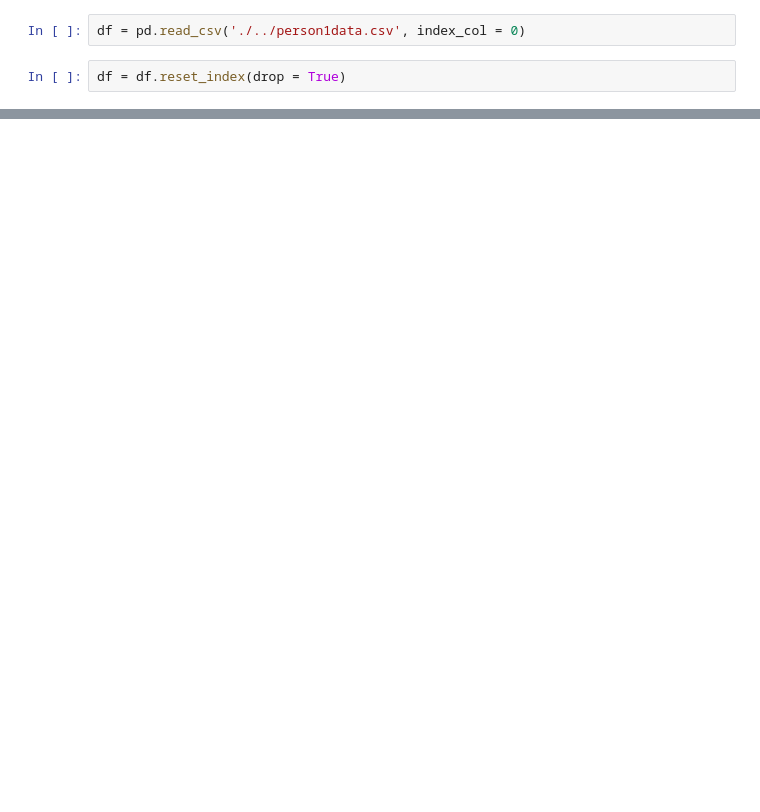
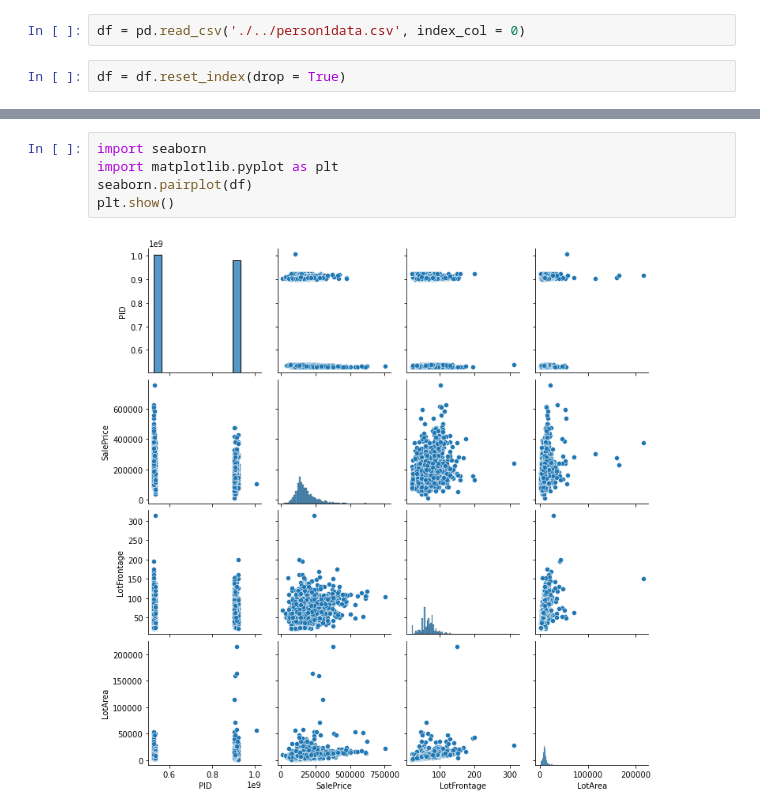
Before and after one commit to kiwymic/operation_goldfish-1, a Jupyter notebook: Matt/feature_exploration_feature_grp_1.ipynb, the cells around one changed output, grey strips where cells are left out. Drawn from its saved outputs; the diff is of its cells as text; blank space fills up the shorter version.

```diff
--- a/Matt/feature_exploration_feature_grp_1.ipynb
+++ b/Matt/feature_exploration_feature_grp_1.ipynb
@@ -164,0 +290,7 @@ Condition1
+# %%
+import seaborn
+import matplotlib.pyplot as plt
+seaborn.pairplot(df)
+plt.show()
+# %% [output]
+[figure, added]
```
Also changed, not shown: parts of 9 cells of this notebook, 1 other file.
